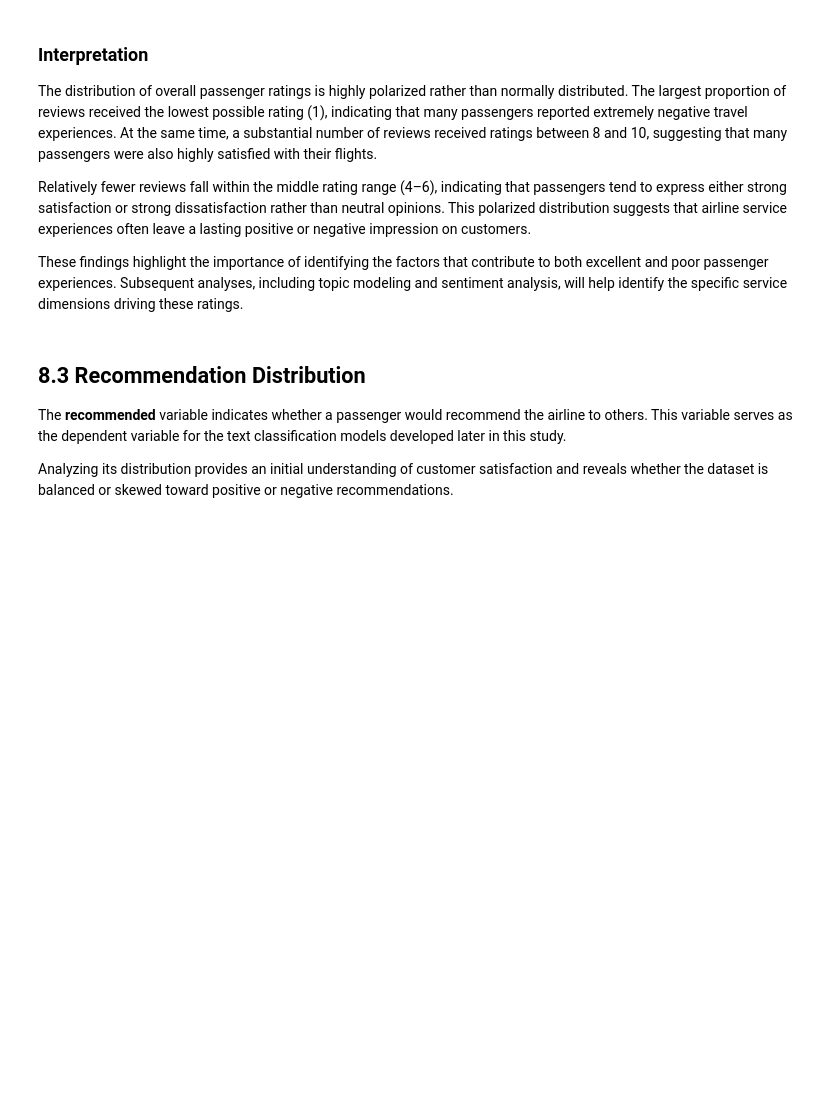
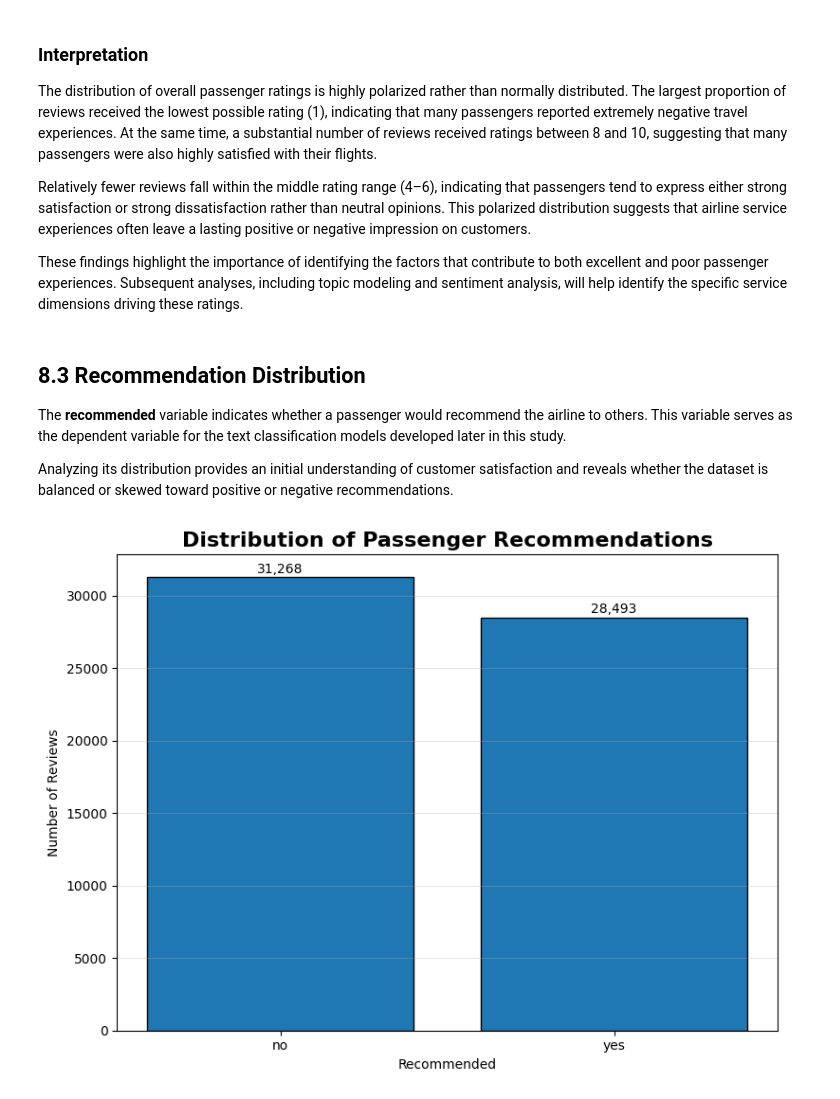
Before and after one commit to saurabh-parate/project-skytrax-airline, a Jupyter notebook: group5-skytrax-airline-reviews.ipynb, the cells around one changed output. Saved outputs shown, nothing was run; the diff lists cells and outputs as text; code cells hidden in the pictures; blank space fills up the shorter version.

```diff
--- a/group5-skytrax-airline-reviews.ipynb
+++ b/group5-skytrax-airline-reviews.ipynb
@@ -804,3 +804,40 @@ These findings highlight the importance of identifying the factors that contribu
 The **recommended** variable indicates whether a passenger would recommend the airline to others. This variable serves as the dependent variable for the text classification models developed later in this study.
 
 Analyzing its distribution provides an initial understanding of customer satisfaction and reveals whether the dataset is balanced or skewed toward positive or negative recommendations.
+# %%
+# ==========================================
+# Recommendation Distribution
+# ==========================================
+
+recommendation_counts = clean_df["recommended"].value_counts()
+
+plt.figure(figsize=(8,6))
+
+bars = plt.bar(
+    recommendation_counts.index.astype(str),
+    recommendation_counts.values,
+    edgecolor="black"
+)
+
+plt.title("Distribution of Passenger Recommendations",
+          fontsize=16,
+          fontweight="bold")
+
+plt.xlabel("Recommended")
+plt.ylabel("Number of Reviews")
+
+plt.grid(axis="y", alpha=0.3)
+
+for bar in bars:
+    plt.text(
+        bar.get_x() + bar.get_width()/2,
+        bar.get_height() + 300,
+        f"{int(bar.get_height()):,}",
+        ha="center",
+        fontsize=10
+    )
+
+plt.tight_layout()
+plt.show()
+# %% [output]
+[figure, added]
```
Also changed, not shown: parts of 41 cells of this notebook.
